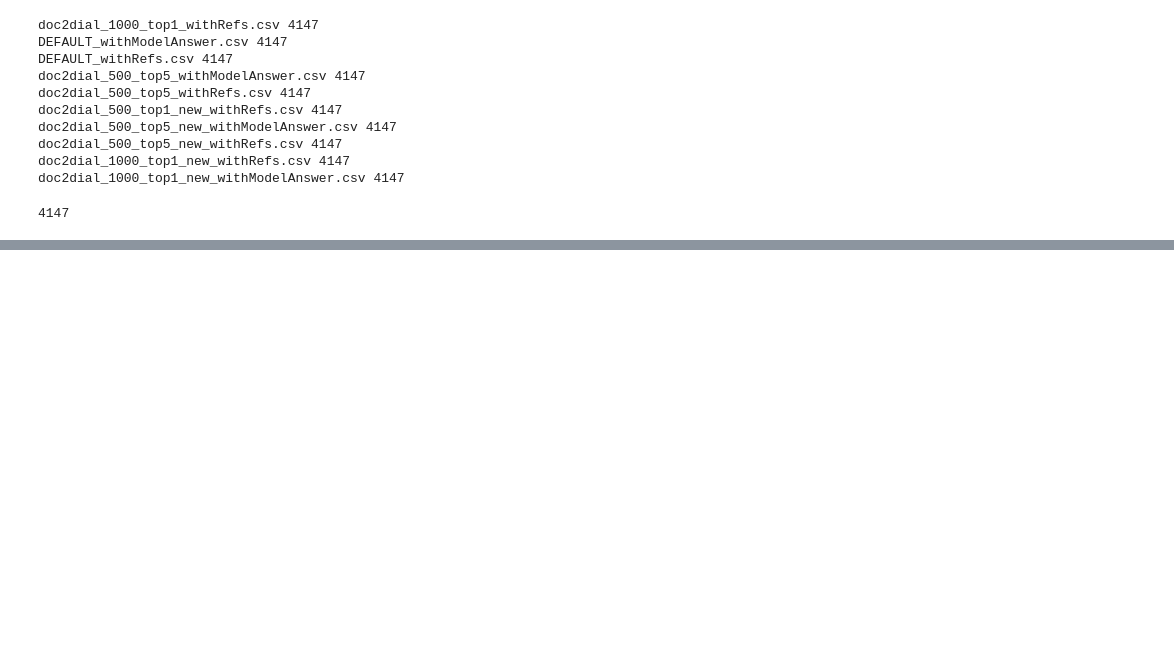
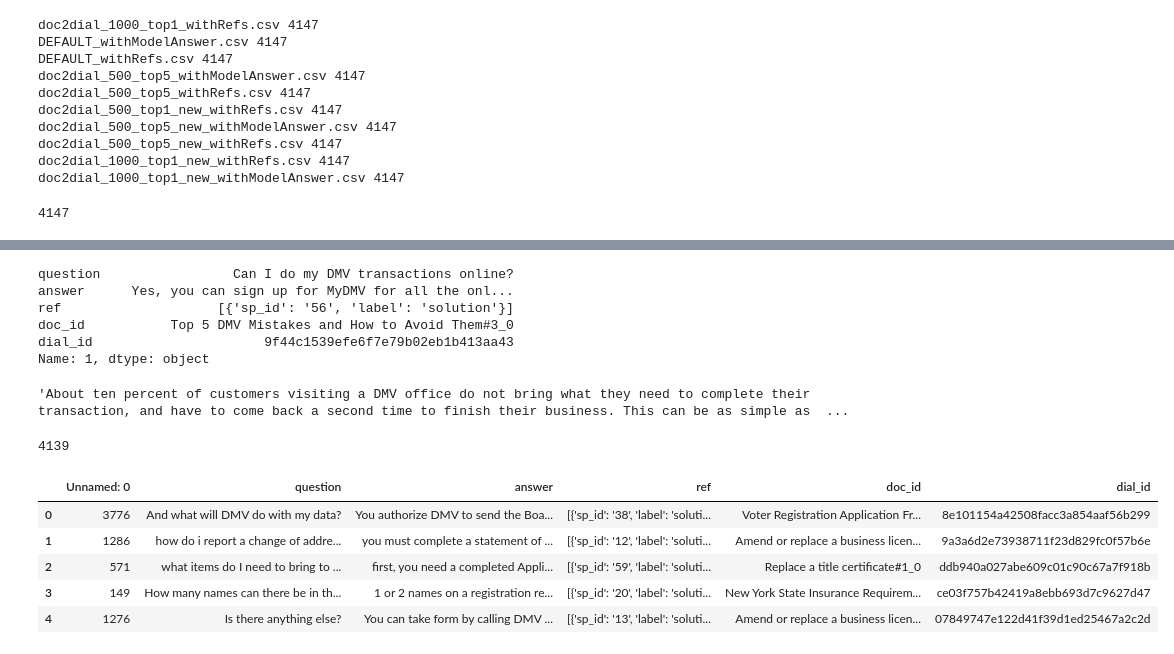
Before and after one commit to gong7788/Attributed-QA, a Jupyter notebook: playground.ipynb, the cells around one changed output, grey strips where cells are left out. Cells and saved outputs as stored; diff of their text form; code cells hidden in the pictures; blank space fills up the shorter version.

```diff
--- a/playground.ipynb
+++ b/playground.ipynb
@@ -1096,0 +1117,17 @@ len(df)
+# %%
+df1.iloc[1]
+# %% [output]
+question                 Can I do my DMV transactions online?
+answer      Yes, you can sign up for MyDMV for all the onl...
+ref                    [{'sp_id': '56', 'label': 'solution'}]
+doc_id           Top 5 DMV Mistakes and How to Avoid Them#3_0
+dial_id                      9f44c1539efe6f7e79b02eb1b413aa43
+Name: 1, dtype: object
+# %%
+df2.iloc[1]['passage(context)']
+# %% [output]
+'About ten percent of customers visiting a DMV office do not bring what they need to complete their transaction, and have to come back a second time to finish their business. This can be as simple as  ...
+# %%
+len(df2.dropna())
+# %% [output]
+4139
@@ -1096,0 +1137,11 @@ len(df)
+# %%
+tt = pd.read_csv('data/doc2dial/new_dataset/test_set.csv')
+# %%
+tt.head()
+# %% [output]
+|  | Unnamed: 0 | question | answer | ref | doc_id | dial_id |
+| 0 | 3776 | And what will DMV do with my data? | You authorize DMV to send the Boa... | [{'sp_id': '38', 'label': 'soluti... | Voter Registration Application Fr... | 8e101154a42508facc3a854aaf56b299 |
+| 1 | 1286 | how do i report a change of addre... | you must complete a statement of ... | [{'sp_id': '12', 'label': 'soluti... | Amend or replace a business licen... | 9a3a6d2e73938711f23d829fc0f57b6e |
+| 2 | 571 | what items do I need to bring to ... | first, you need a completed Appli... | [{'sp_id': '59', 'label': 'soluti... | Replace a title certificate#1_0 | ddb940a027abe609c01c90c67a7f918b |
+| 3 | 149 | How many names can there be in th... | 1 or 2 names on a registration re... | [{'sp_id': '20', 'label': 'soluti... | New York State Insurance Requirem... | ce03f757b42419a8ebb693d7c9627d47 |
+| 4 | 1276 | Is there anything else? | You can take form by calling DMV ... | [{'sp_id': '13', 'label': 'soluti... | Amend or replace a business licen... | 07849747e122d41f39d1ed25467a2c2d |
```
Also changed, not shown: parts of 16 cells of this notebook, 6 other files.
